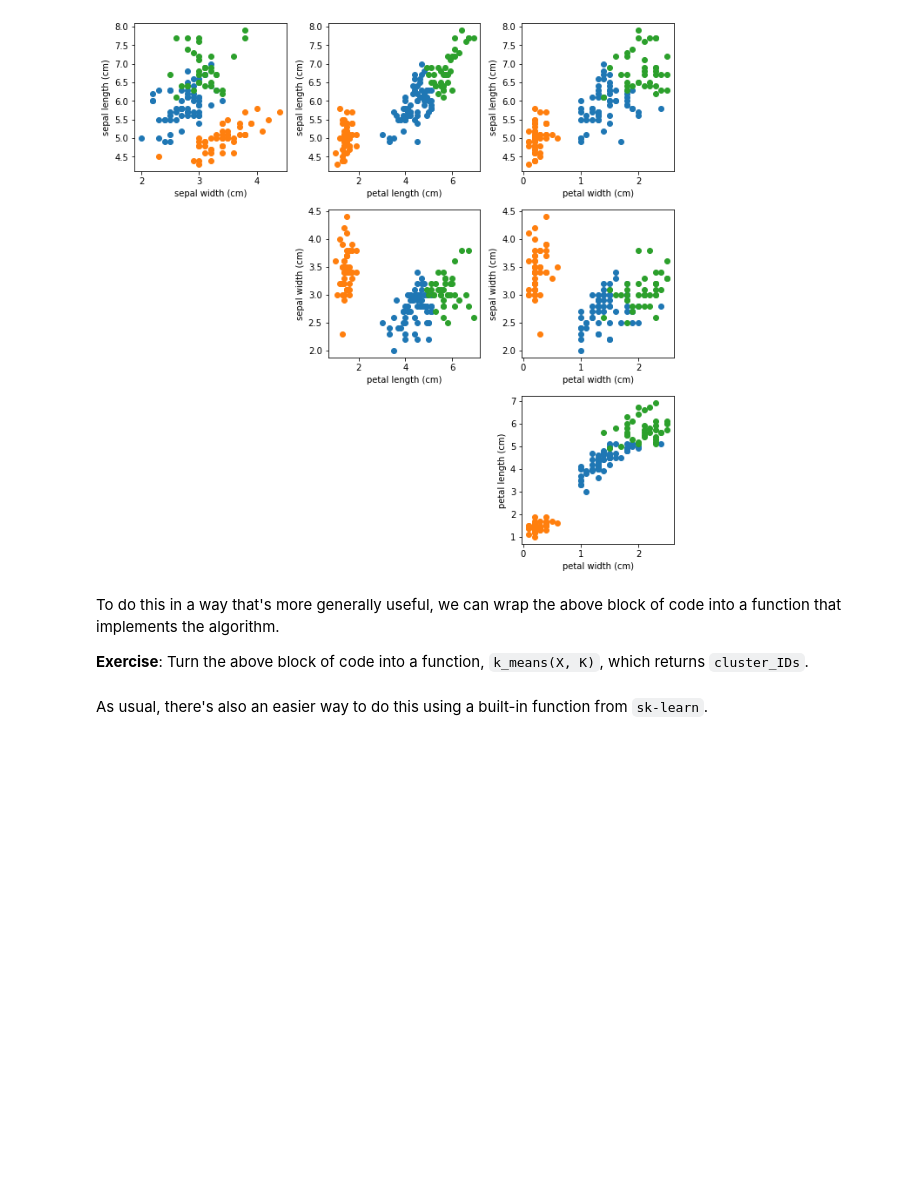
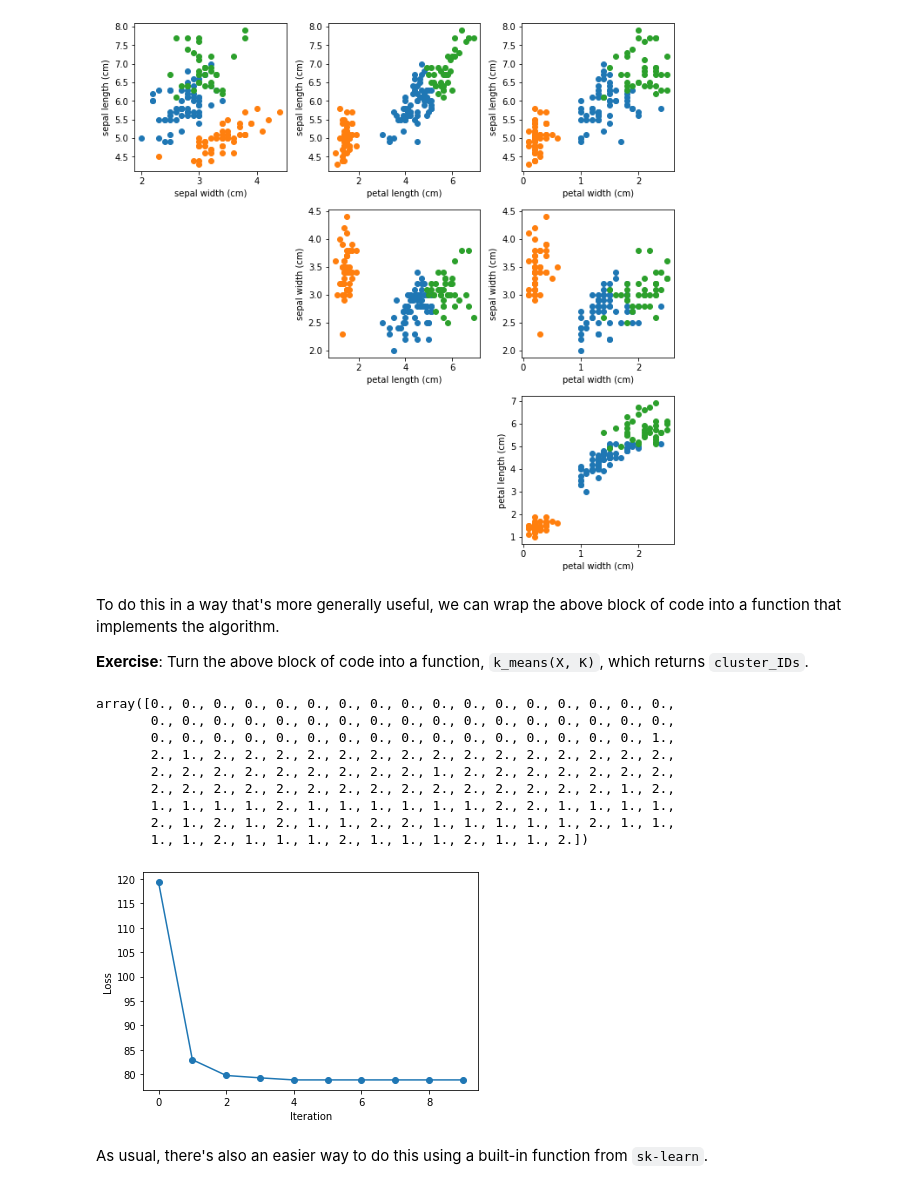
Before and after one commit to burnhamdr/statistical-learning, a Jupyter notebook: Demo_Clustering_blank.ipynb, the cells around one changed output. Saved outputs shown, nothing was run; the diff lists cells and outputs as text; code cells hidden in the pictures; blank space fills up the shorter version.

```diff
--- a/Demo_Clustering_blank.ipynb
+++ b/Demo_Clustering_blank.ipynb
@@ -115,6 +127,67 @@ To do this in a way that's more generally useful, we can wrap the above block of
 **Exercise**: Turn the above block of code into a function, `k_means(X, K)`, which returns `cluster_IDs`.
 # %%
 ### YOUR CODE HERE ###
+class k_means():
+
+    def __init__(self, X, K, n_iter):
+        self.K = K
+        self.X = X
+        self.n_iter = n_iter
+
+    def fit(self, plot=True):
+        '''
+        Implement the K-means clustering algorithm on data X
+        '''
+
+        # Initial guesses of cluster means are randomly chosen data points:
+        mu = self.X[np.random.choice(n_samples, self.K), :]  # mu is an array of shape K-by-n_features
+
+        # The K-means algorithm:
+        cluster_IDs = np.zeros(n_samples)
+        losses = []
+        for i in range(self.n_iter):
+            # Assign each data point to the nearest mean vector (E step):
+            ### YOUR CODE HERE ###
+            for n in range(n_samples):
+                distances = [np.linalg.norm(self.X[n,:]-mu[k,:]) for k in range(self.K)]
+                cluster_IDs[n] = np.argmin(distances)
+
+            # Recompute the mean vectors (M step):
+            ### YOUR CODE HERE ###
+            for k in range(self.K):
+                mask = cluster_IDs == k
+                mu[k,:] = np.mean(self.X[mask,:],axis=0)#take the mean of each cluster
+
+
+            # Compute the loss function:
+            ### YOUR CODE HERE ###
+            J = 0
+            for k in range(K):
+                J += np.linalg.norm(self.X[cluster_IDs==k,:] - mu[k,:])**2
+            losses.append(J)
+
+        if plot:
+            # Plot the loss function:
+            plt.plot(losses, '-o')
+            plt.xlabel('Iteration')
+            plt.ylabel('Loss')
+
+        self.labels_ = cluster_IDs
+
+kmeans_model = k_means(X, K, n_iter=10)
+kmeans_model.fit()
+kmeans_model.labels_
+# %% [output]
+array([0., 0., 0., 0., 0., 0., 0., 0., 0., 0., 0., 0., 0., 0., 0., 0., 0.,
+       0., 0., 0., 0., 0., 0., 0., 0., 0., 0., 0., 0., 0., 0., 0., 0., 0.,
+       0., 0., 0., 0., 0., 0., 0., 0., 0., 0., 0., 0., 0., 0., 0., 0., 1.,
+       2., 1., 2., 2., 2., 2., 2., 2., 2., 2., 2., 2., 2., 2., 2., 2., 2.,
+       2., 2., 2., 2., 2., 2., 2., 2., 2., 1., 2., 2., 2., 2., 2., 2., 2.,
+       2., 2., 2., 2., 2., 2., 2., 2., 2., 2., 2., 2., 2., 2., 2., 1., 2.,
+       1., 1., 1., 1., 2., 1., 1., 1., 1., 1., 1., 2., 2., 1., 1., 1., 1.,
+       2., 1., 2., 1., 2., 1., 1., 2., 2., 1., 1., 1., 1., 1., 2., 1., 1.,
+       1., 1., 2., 1., 1., 1., 2., 1., 1., 1., 2., 1., 1., 2.])
+[figure, added]
 # %% [markdown]
 As usual, there's also an easier way to do this using a built-in function from `sk-learn`.
 # %%
```
Also changed, not shown: parts of 3 cells of this notebook, 1 other file.
